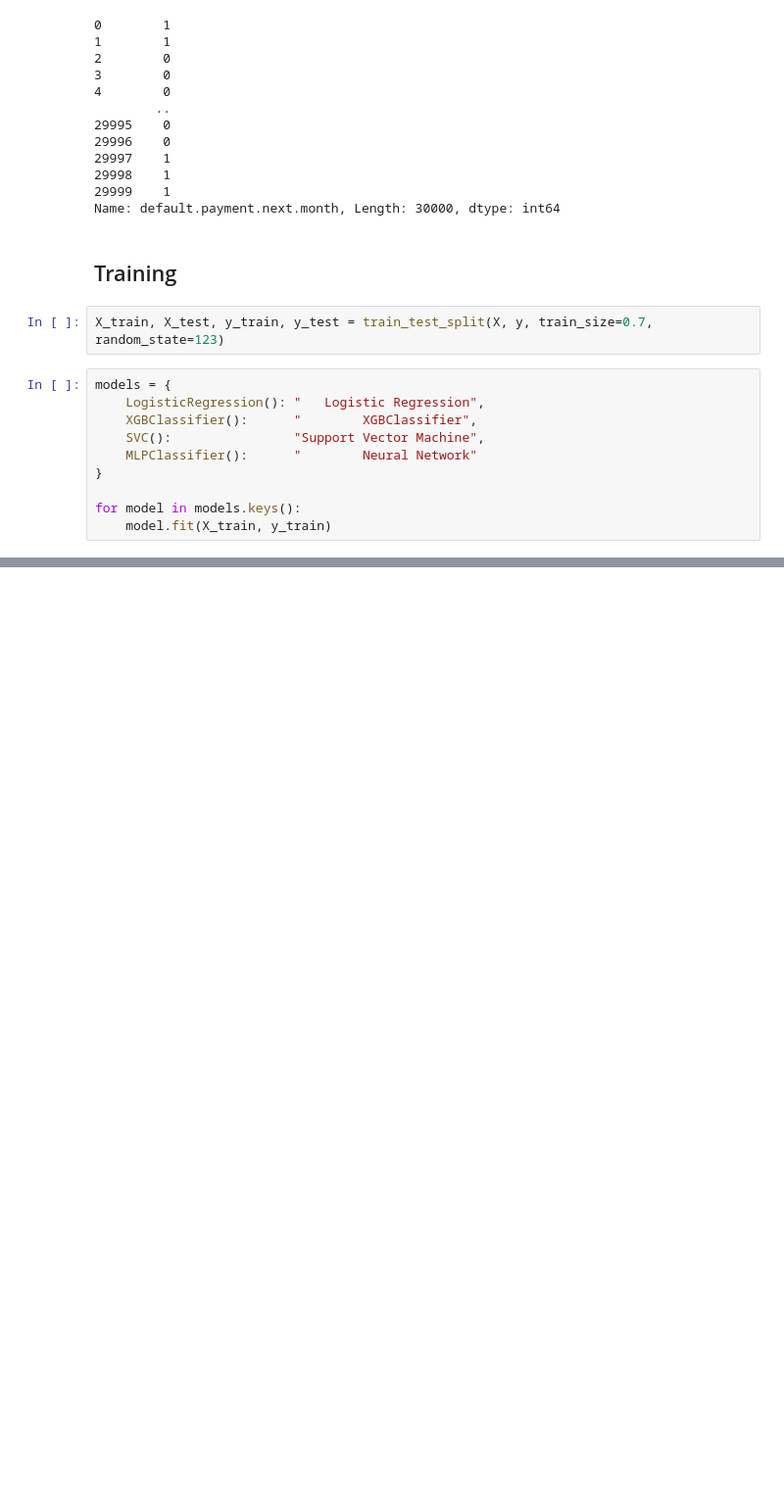
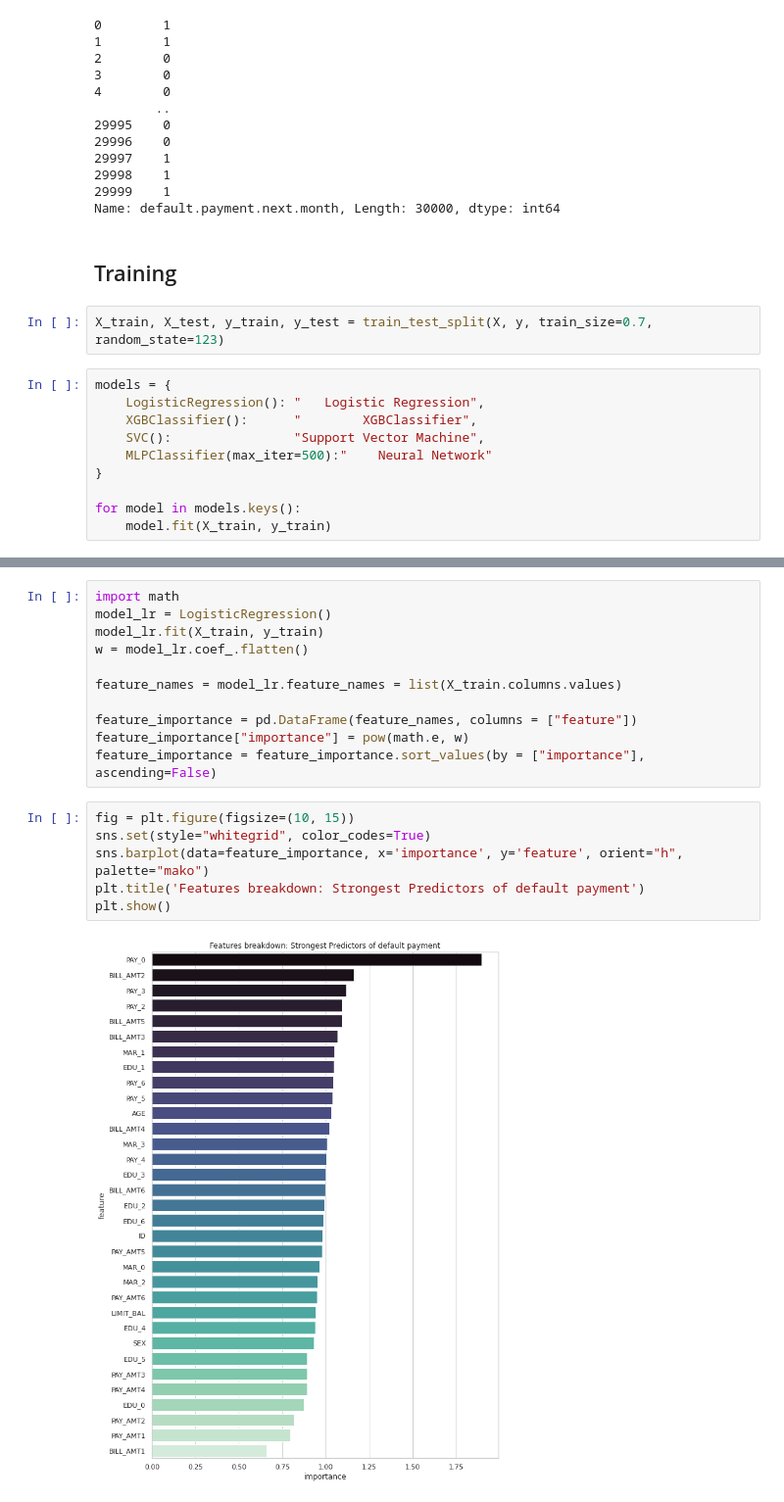
Before and after one commit to Kenneth-Privaldos/Credit-default-Logistic-Regression, a Jupyter notebook: credit-score-logistic-regression.ipynb, the cells around one changed output, grey strips where cells are left out. Shown: that part at 98% size. Drawn from its saved outputs; the diff is of its cells as text; blank space fills up the shorter version.

Commit message:
Kaggle Notebook | 💳 Credit Default Logistic Regression | Version 6

```diff
--- a/credit-score-logistic-regression.ipynb
+++ b/credit-score-logistic-regression.ipynb
@@ -167,7 +167,7 @@ models = {
     LogisticRegression(): "   Logistic Regression",
     XGBClassifier():      "        XGBClassifier",
     SVC():                "Support Vector Machine",
-    MLPClassifier():      "        Neural Network"
+    MLPClassifier(max_iter=500):"    Neural Network"
 }
 
 for model in models.keys():
@@ -188,0 +185,19 @@ AttributeError: 'LogisticRegression' object has no attribute 'feature_importance
+# %%
+import math
+model_lr = LogisticRegression()
+model_lr.fit(X_train, y_train)
+w = model_lr.coef_.flatten()
+
+feature_names = model_lr.feature_names = list(X_train.columns.values)
+
+feature_importance = pd.DataFrame(feature_names, columns = ["feature"])
+feature_importance["importance"] = pow(math.e, w)
+feature_importance = feature_importance.sort_values(by = ["importance"], ascending=False)
+# %%
+fig = plt.figure(figsize=(10, 15))
+sns.set(style="whitegrid", color_codes=True)
+sns.barplot(data=feature_importance, x='importance', y='feature', orient="h", palette="mako")
+plt.title('Features breakdown: Strongest Predictors of default payment')
+plt.show()
+# %% [output]
+[figure, added]
```
Also changed, not shown: parts of 3 cells of this notebook.
